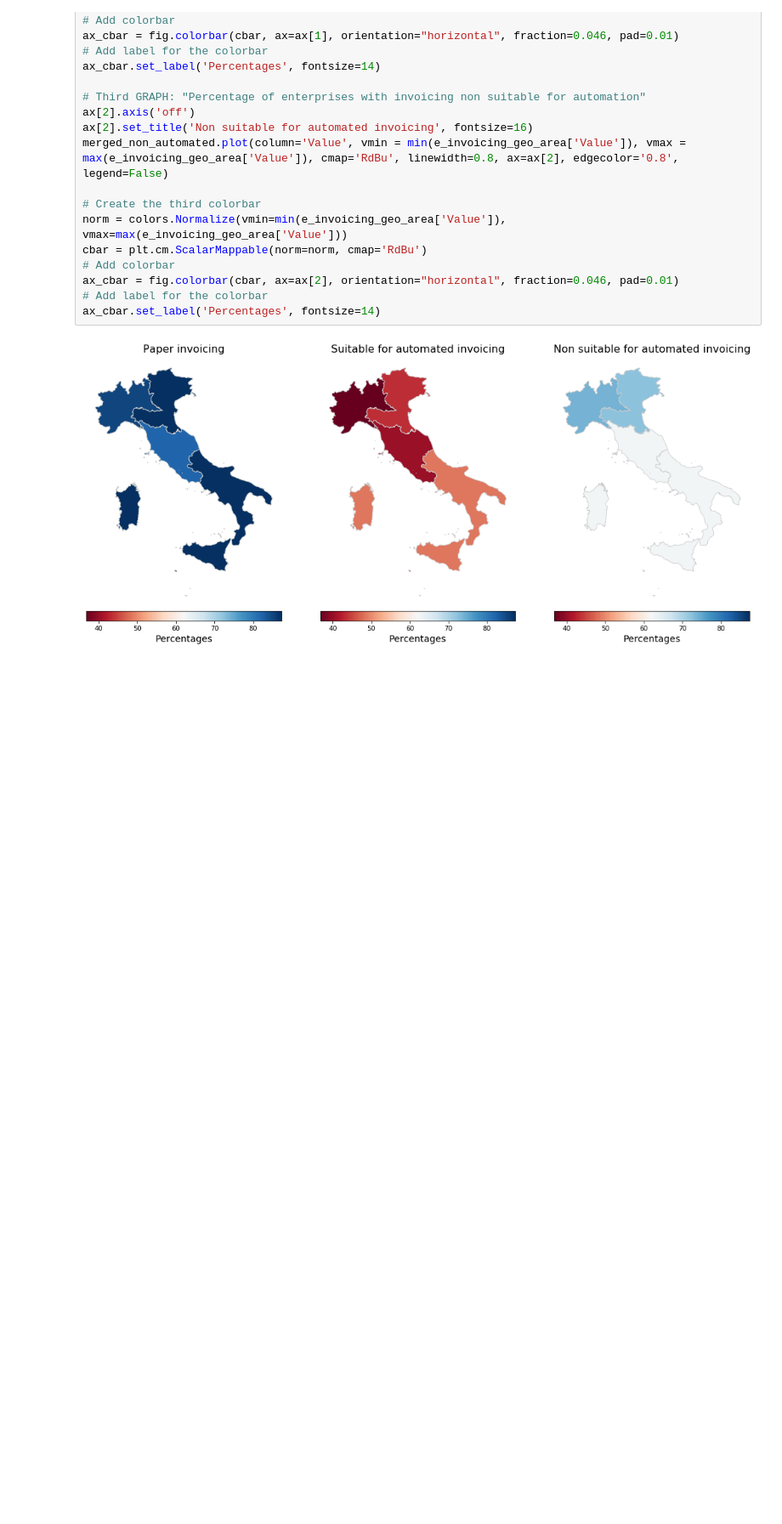
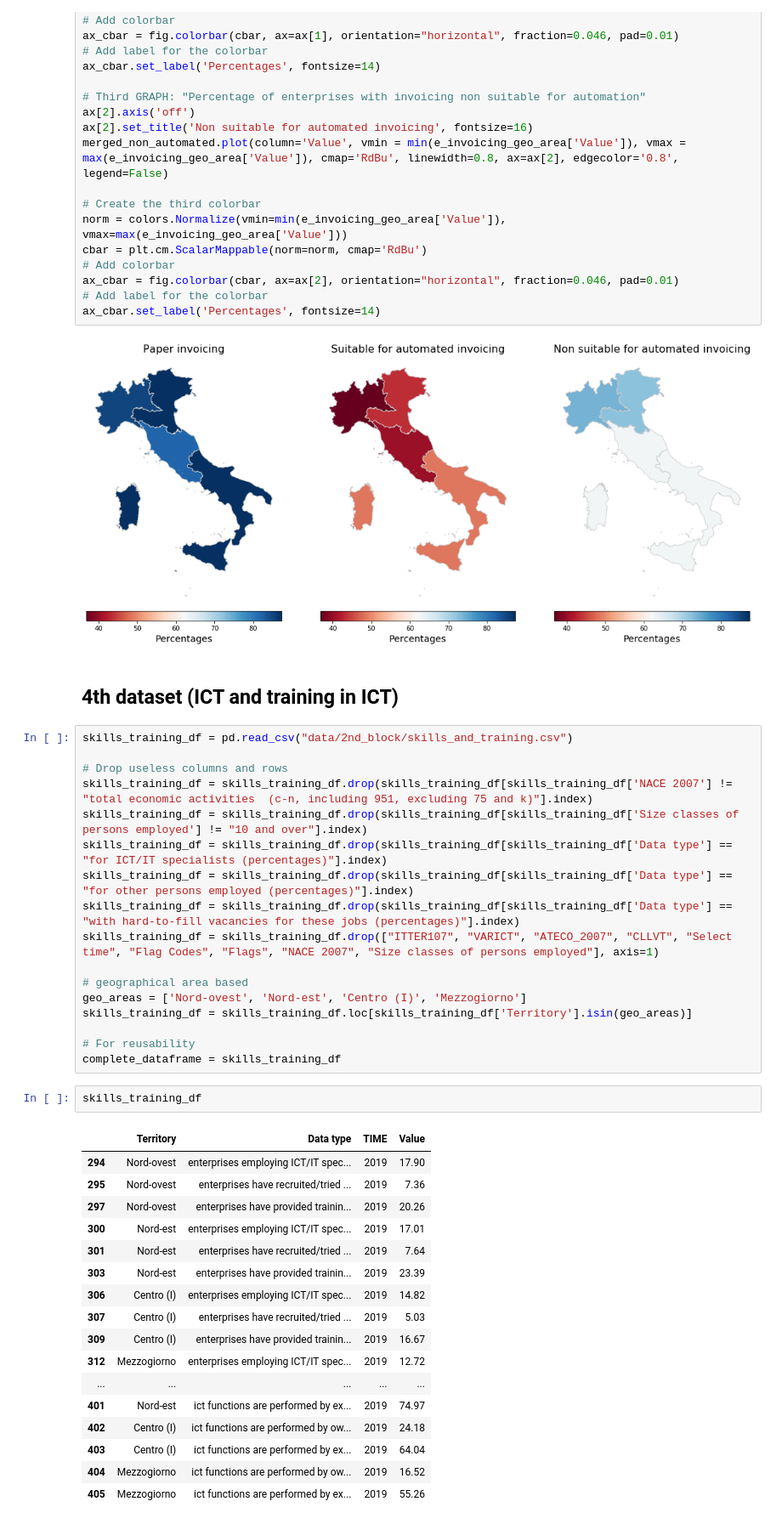
Before and after one commit to mett29/DataViz, a Jupyter notebook: 2nd_block.ipynb, the cells around one changed output. Shown at 85% size. Cells and saved outputs as stored; diff of their text form; blank space fills up the shorter version.

```diff
--- a/2nd_block.ipynb
+++ b/2nd_block.ipynb
@@ -271,4 +285,43 @@ ax_cbar = fig.colorbar(cbar, ax=ax[2], orientation="horizontal", fraction=0.046,
 ax_cbar.set_label('Percentages', fontsize=14)
 # %% [output]
 [figure]
+# %% [markdown]
+## 4th dataset (ICT and training in ICT)
+# %%
+skills_training_df = pd.read_csv("data/2nd_block/skills_and_training.csv")
+
+# Drop useless columns and rows
+skills_training_df = skills_training_df.drop(skills_training_df[skills_training_df['NACE 2007'] != "total economic activities  (c-n, including 951, excluding 75 and k)"].index)
+skills_training_df = skills_training_df.drop(skills_training_df[skills_training_df['Size classes of persons employed'] != "10 and over"].index)
+skills_training_df = skills_training_df.drop(skills_training_df[skills_training_df['Data type'] == "for ICT/IT specialists (percentages)"].index)
+skills_training_df = skills_training_df.drop(skills_training_df[skills_training_df['Data type'] == "for other persons employed (percentages)"].index)
+skills_training_df = skills_training_df.drop(skills_training_df[skills_training_df['Data type'] == "with hard-to-fill vacancies for these jobs (percentages)"].index)
+skills_training_df = skills_training_df.drop(["ITTER107", "VARICT", "ATECO_2007", "CLLVT", "Select time", "Flag Codes", "Flags", "NACE 2007", "Size classes of persons employed"], axis=1)
+
+# geographical area based
+geo_areas = ['Nord-ovest', 'Nord-est', 'Centro (I)', 'Mezzogiorno']
+skills_training_df = skills_training_df.loc[skills_training_df['Territory'].isin(geo_areas)]
+
+# For reusability
+complete_dataframe = skills_training_df
+# %%
+skills_training_df
+# %% [output]
+|  | Territory | Data type | TIME | Value |
+| 294 | Nord-ovest | enterprises employing ICT/IT spec... | 2019 | 17.90 |
+| 295 | Nord-ovest | enterprises have recruited/tried ... | 2019 | 7.36 |
+| 297 | Nord-ovest | enterprises have provided trainin... | 2019 | 20.26 |
+| 300 | Nord-est | enterprises employing ICT/IT spec... | 2019 | 17.01 |
+| 301 | Nord-est | enterprises have recruited/tried ... | 2019 | 7.64 |
+| 303 | Nord-est | enterprises have provided trainin... | 2019 | 23.39 |
+| 306 | Centro (I) | enterprises employing ICT/IT spec... | 2019 | 14.82 |
+| 307 | Centro (I) | enterprises have recruited/tried ... | 2019 | 5.03 |
+| 309 | Centro (I) | enterprises have provided trainin... | 2019 | 16.67 |
+| 312 | Mezzogiorno | enterprises employing ICT/IT spec... | 2019 | 12.72 |
+| ... | ... | ... | ... | ... |
+| 401 | Nord-est | ict functions are performed by ex... | 2019 | 74.97 |
+| 402 | Centro (I) | ict functions are performed by ow... | 2019 | 24.18 |
+| 403 | Centro (I) | ict functions are performed by ex... | 2019 | 64.04 |
+| 404 | Mezzogiorno | ict functions are performed by ow... | 2019 | 16.52 |
+| 405 | Mezzogiorno | ict functions are performed by ex... | 2019 | 55.26 |
 # %% [markdown]
```
Also changed, not shown: parts of 21 cells of this notebook, 3 other files.
